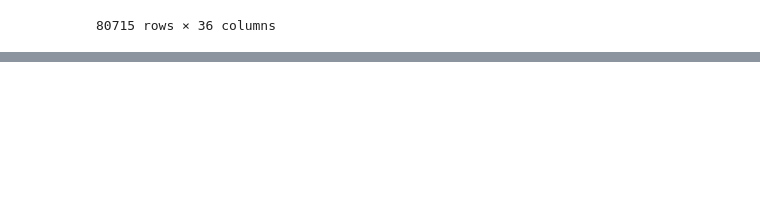
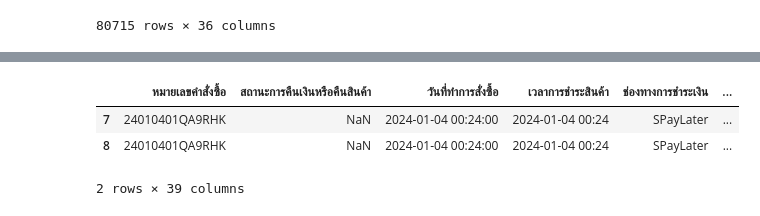
Before and after one commit to bugsotim/INTERNSHIP_CN_2026, a Jupyter notebook: shopee.ipynb, the cells around one changed output, grey strips where cells are left out. Cells and saved outputs as stored; diff of their text form; code cells hidden in the pictures; blank space fills up the shorter version.

```diff
--- a/shopee.ipynb
+++ b/shopee.ipynb
@@ -1727,0 +2063,4 @@ NameError: name 'newset_products' is not defined
+# %%
+file_path102 = '/content/drive/MyDrive/intern CHN/merged_shopee_data_final.xlsx'
+# %%
+merged_df = pd.read_excel(file_path102)
@@ -1727,0 +2083,7 @@ NameError: name 'newset_products' is not defined
+# %%
+merged_df[merged_df['หมายเลขคำสั่งซื้อ']=='24010401QA9RHK']
+# %% [output]
+|  | หมายเลขคำสั่งซื้อ | สถานะการคืนเงินหรือคืนสินค้า | วันที่ทำการสั่งซื้อ | เวลาการชำระสินค้า | ช่องทางการชำระเงิน | ... |
+| 7 | 24010401QA9RHK | NaN | 2024-01-04 00:24:00 | 2024-01-04 00:24 | SPayLater | ... |
+| 8 | 24010401QA9RHK | NaN | 2024-01-04 00:24:00 | 2024-01-04 00:24 | SPayLater | ... |
+2 rows × 39 columns
```
Also changed, not shown: parts of 65 cells of this notebook.
